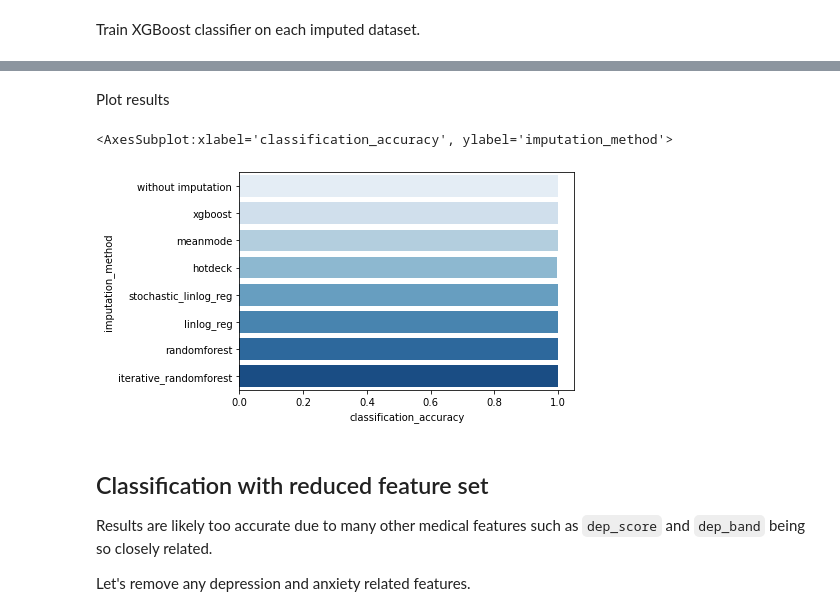
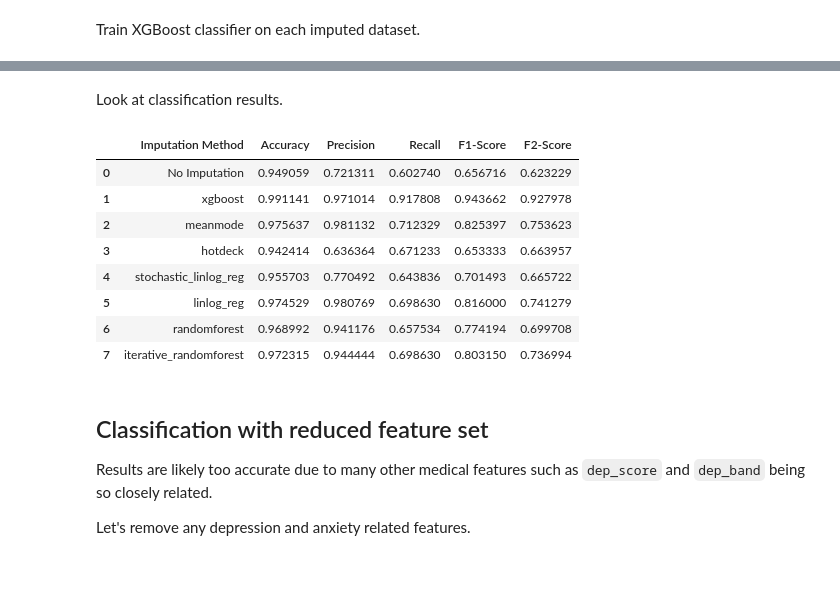
Before and after one commit to kaihulme/alspac-mhst, a Jupyter notebook: notebooks/imputation_analysis.ipynb, the cells around one changed output, grey strips where cells are left out. Cells and saved outputs as stored; diff of their text form; code cells hidden in the pictures; blank space fills up the shorter version.

```diff
--- a/notebooks/imputation_analysis.ipynb
+++ b/notebooks/imputation_analysis.ipynb
@@ -116,0 +118,13 @@ XGBoost classification score on non-imputed data: 1.0
+# %%
+clf_results = pd.DataFrame(columns=["Imputation Method", "Accuracy", "Precision", "Recall", "F1-Score", "F2-Score"])
+
+xgb = XGBClassifier(
+    objective="binary:logistic",
+    eval_metric="logloss"
+)
+xgb.fit(orig_X_train, orig_y_train)
+
+preds = xgb.predict(orig_X_test)
+results = classification_results(orig_y_test, preds, verbose=1)
+
+clf_results.loc[len(clf_results)] = ["No Imputation"] + results
@@ -119,12 +167,24 @@ Train XGBoost classifier on each imputed dataset.
 # %%
 for (name, df) in imputations:
 
-    X = df.drop("has_dep_diag", axis=1)
+    X = df.drop(["has_dep_diag", "prim_diag", "secd_diag"], axis=1)
     y = df["has_dep_diag"]
-    X_train, X_test, y_train, y_test = train_test_split(X, y, random_state=42)
+    X_train, X_test, y_train, y_test = train_test_split(X, y, test_size=0.2, random_state=42)
 
-    xgb = XGBClassifier(objective="binary:logistic")
+    # # fix idxs for randomforest
+    # if name == "iterative_randomforest":
+    #     rf_idxs = [x - 1 for x in train_idxs]
+    #     X_train, y_train = X.loc[rf_idxs], y.loc[rf_idxs]
+    # else:
+    #     X_train, y_train = X.loc[train_idxs], y.loc[train_idxs]
+
+    xgb = XGBClassifier(
+        objective="binary:logistic",
+        eval_metric="logloss",
+    )
+
     xgb.fit(X_train, y_train)
-    score = xgb.score(orig_X_test, orig_y_test)
+    preds = xgb.predict(orig_X_test)
+    results = classification_results(orig_y_test, preds)
 
-    clf_results.append((name, score))
+    clf_results.loc[len(clf_results)] = [name] + results
@@ -139,12 +191,17 @@ for (name, df) in imputations:
-# %% [markdown]
-Plot results
-# %%
-plt_df = pd.DataFrame(clf_results, columns=["imputation_method", "classification_accuracy"])
-
-sns.barplot(x="classification_accuracy", y="imputation_method", data=plt_df, palette="Blues")
-# %% [output]
-<AxesSubplot:xlabel='classification_accuracy', ylabel='imputation_method'>
-[figure, removed]
+# %% [markdown]
+Look at classification results.
+# %%
+clf_results
+# %% [output]
+|  | Imputation Method | Accuracy | Precision | Recall | F1-Score | F2-Score |
+| 0 | No Imputation | 0.949059 | 0.721311 | 0.602740 | 0.656716 | 0.623229 |
+| 1 | xgboost | 0.991141 | 0.971014 | 0.917808 | 0.943662 | 0.927978 |
+| 2 | meanmode | 0.975637 | 0.981132 | 0.712329 | 0.825397 | 0.753623 |
+| 3 | hotdeck | 0.942414 | 0.636364 | 0.671233 | 0.653333 | 0.663957 |
+| 4 | stochastic_linlog_reg | 0.955703 | 0.770492 | 0.643836 | 0.701493 | 0.665722 |
+| 5 | linlog_reg | 0.974529 | 0.980769 | 0.698630 | 0.816000 | 0.741279 |
+| 6 | randomforest | 0.968992 | 0.941176 | 0.657534 | 0.774194 | 0.699708 |
+| 7 | iterative_randomforest | 0.972315 | 0.944444 | 0.698630 | 0.803150 | 0.736994 |
 # %% [markdown]
 ## Classification with reduced feature set
 
```
Also changed, not shown: parts of 27 cells of this notebook, 2 other files.
